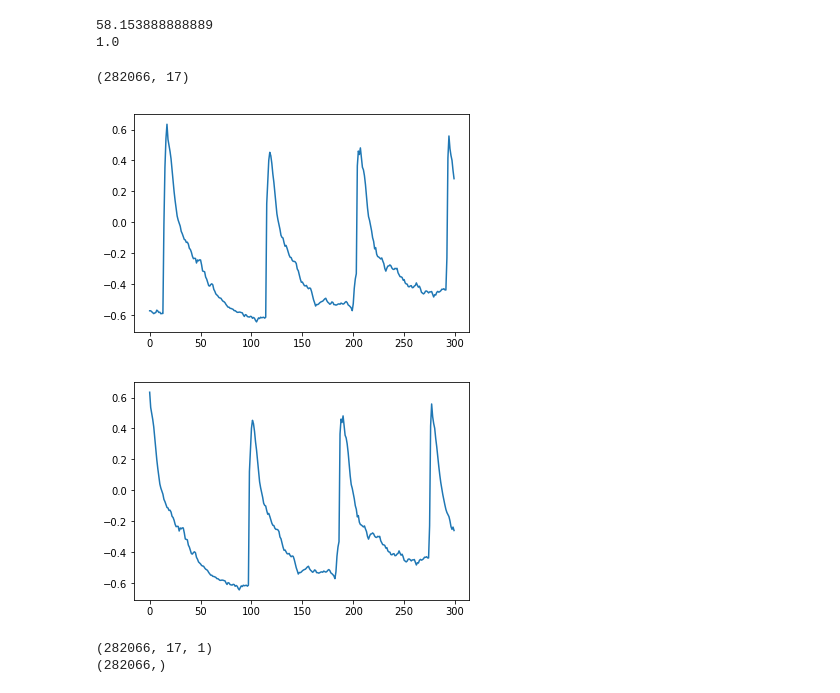
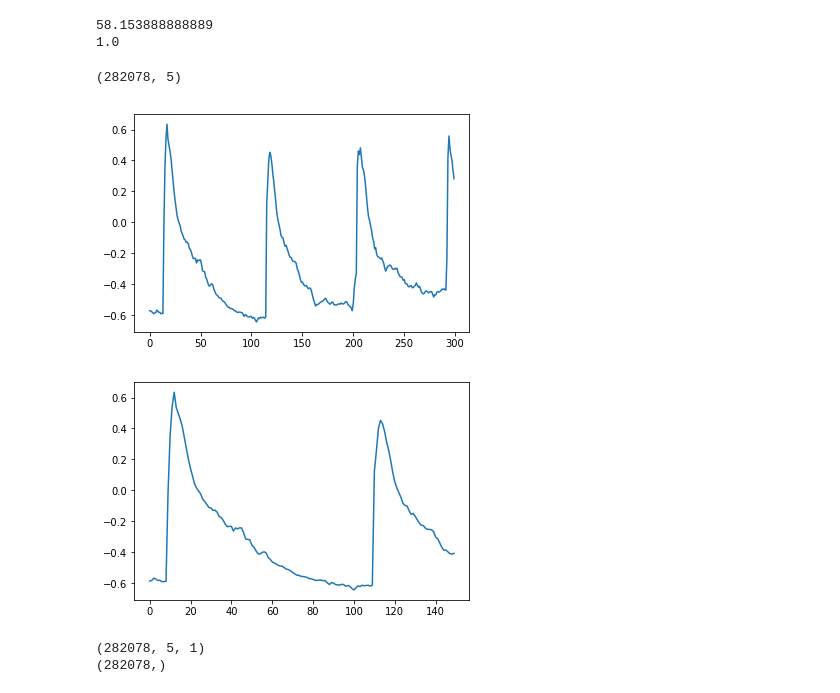
Before and after one commit to clkruse/OldFaithful, a Jupyter notebook: oldFaithfulTemp.ipynb, the cells around one changed output. Drawn from its saved outputs; the diff is of its cells as text; code cells hidden in the pictures.

```diff
--- a/oldFaithfulTemp.ipynb
+++ b/oldFaithfulTemp.ipynb
@@ -33,30 +31,30 @@ print(np.max(temp))
 # %%
 def create_dataset(dataset, look_back):
 	dataX, dataY = [], []
-	for i in range(len(dataset)-look_back-1):
+	for i in range(0,len(dataset)-look_back-1,1):
 		a = dataset[i:(i+look_back)]
 		dataX.append(a)
 		dataY.append(dataset[i + look_back])
 	return np.array(dataX), np.array(dataY)
 # %%
-X, Y = create_dataset(temp, 17)
+X, Y = create_dataset(temp, 5)
 
 print(X.shape)
 plt.plot(X[0:300,0])
 plt.show()
-plt.plot(Y[0:300])
+plt.plot(Y[0:150])
 plt.show()
 X = X.reshape(X.shape[0], X.shape[1], 1)
 Y = Y.reshape(Y.shape[0])
 
 print(X.shape)
 print(Y.shape)
 # %% [output]
-(282066, 17)
+(282078, 5)
 [figure]
-[figure, old version]
+[figure, new version]
-(282066, 17, 1)
-(282066,)
+(282078, 5, 1)
+(282078,)
 # %%
 from keras.layers import Conv1D, Dense, MaxPooling1D, Flatten
 
```
Also changed, not shown: parts of 6 cells of this notebook.
